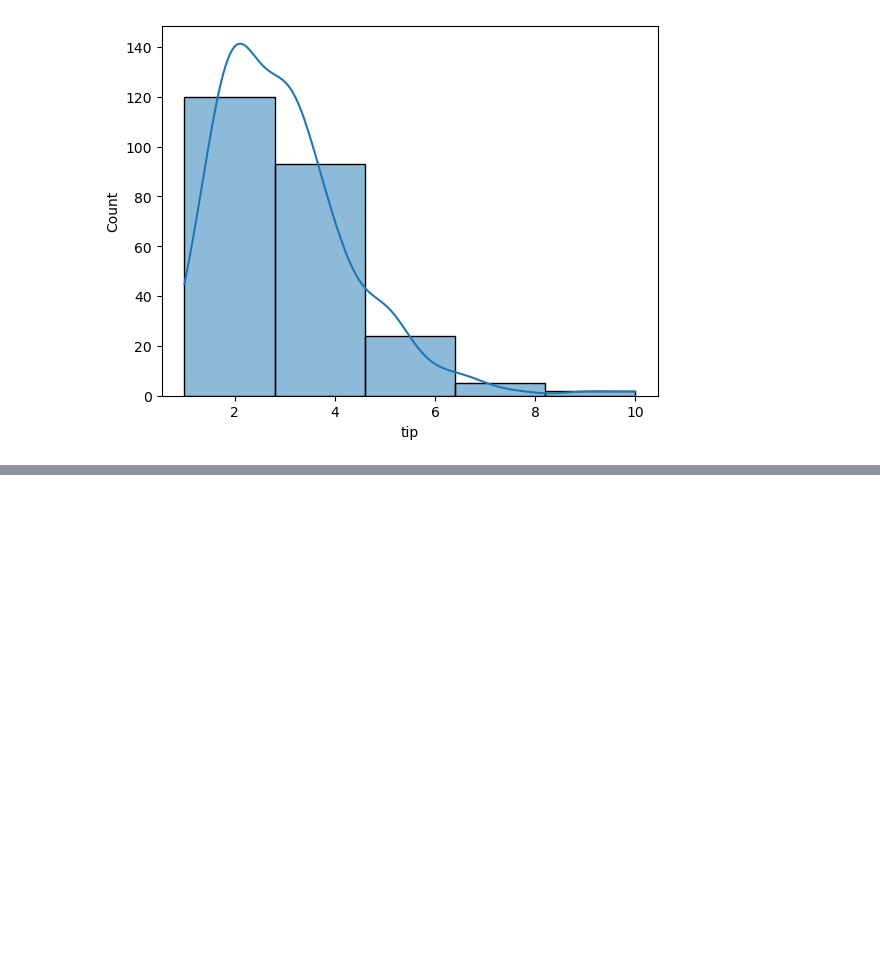
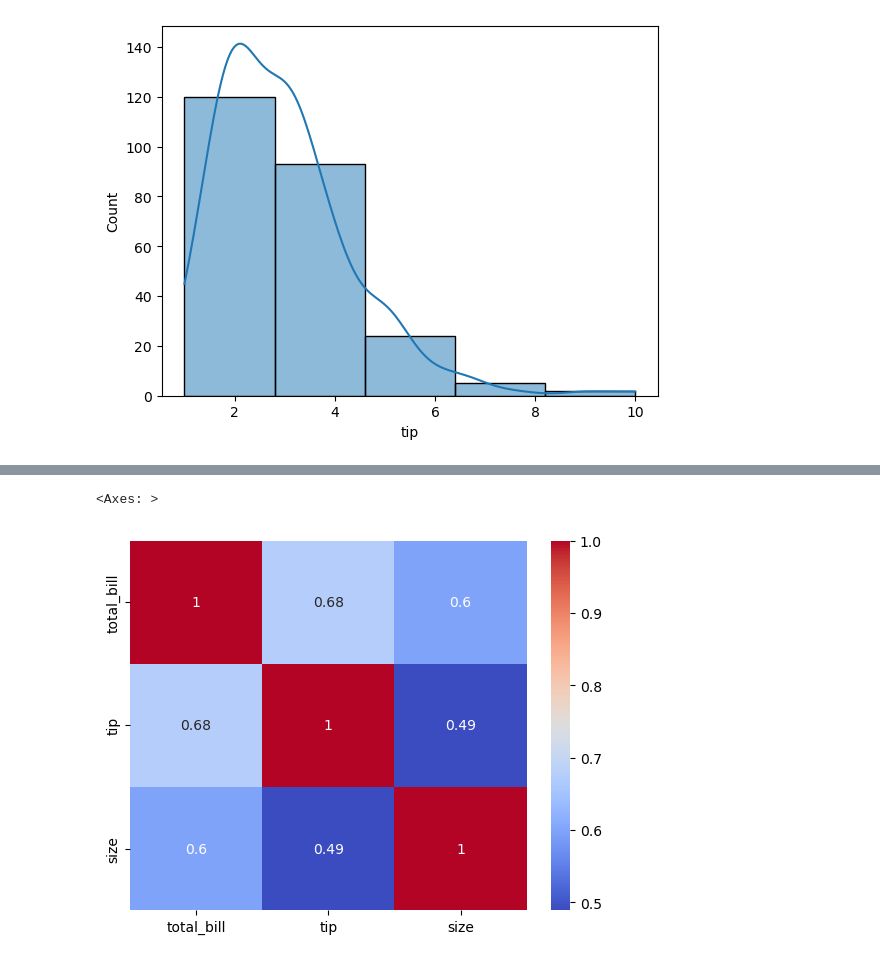
Before and after one commit to trish-2610/Data_Analysis_using_Python_libraries, a Jupyter notebook: Seaborn.ipynb, the cells around one changed output, grey strips where cells are left out. Cells and saved outputs as stored; diff of their text form; code cells hidden in the pictures; blank space fills up the shorter version.

```diff
--- a/Seaborn.ipynb
+++ b/Seaborn.ipynb
@@ -131,0 +154,5 @@ plt.show()
+# %%
+sns.heatmap(corr,annot = True , cmap= "coolwarm")
+# %% [output]
+<Axes: >
+[figure, added]
```
Also changed, not shown: parts of 8 cells of this notebook.
